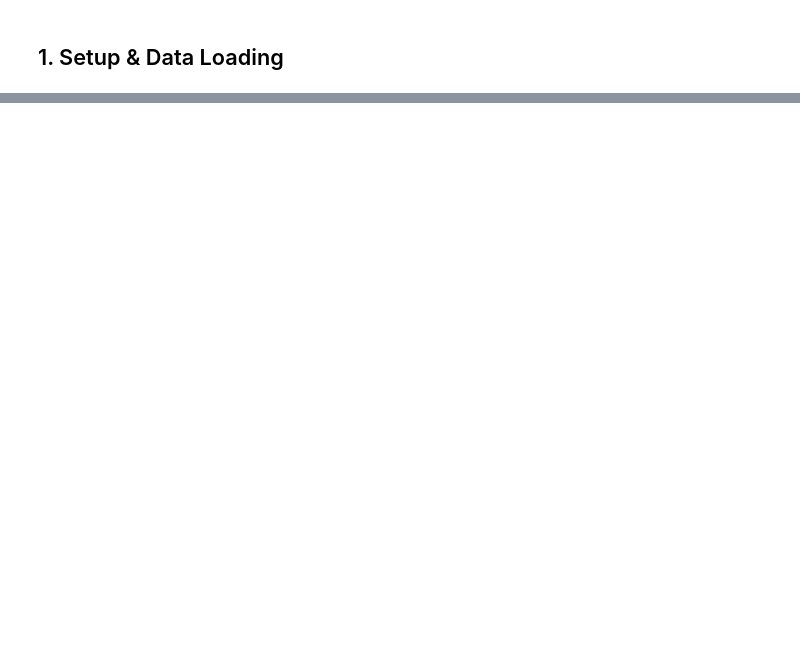
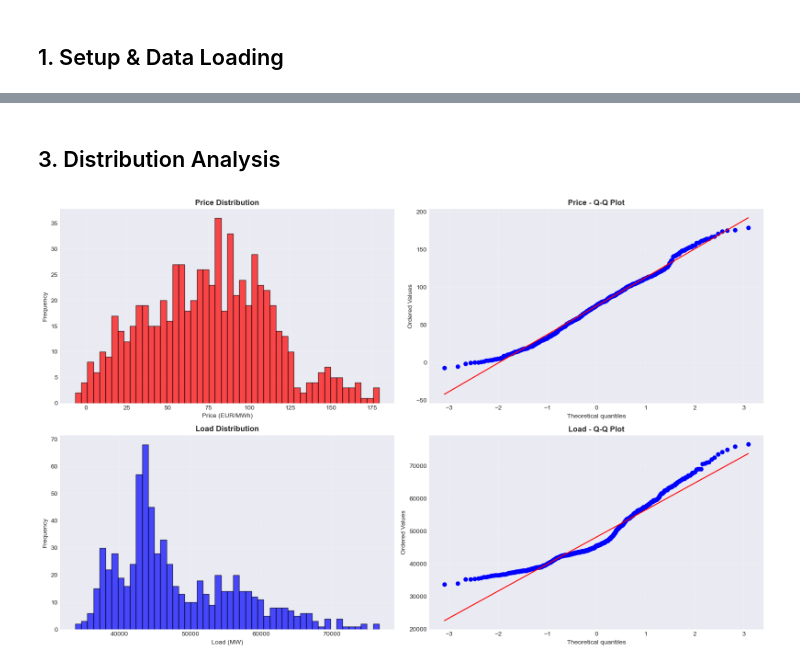
Before and after one commit to rav-lad/energy-demand-forecast, a Jupyter notebook: research/notebooks/01_comprehensive_eda.ipynb, the cells around one changed output, grey strips where cells are left out. Cells and saved outputs as stored; diff of their text form; code cells hidden in the pictures; blank space fills up the shorter version.

```diff
--- a/research/notebooks/01_comprehensive_eda.ipynb
+++ b/research/notebooks/01_comprehensive_eda.ipynb
@@ -632,0 +140,34 @@ print("\n" + "="*80)
+# %% [markdown]
+## 3. Distribution Analysis
+# %%
+fig, axes = plt.subplots(2, 2, figsize=(16, 10))
+
+# Price - Histogram
+axes[0, 0].hist(df['price_eur_mwh'], bins=50, edgecolor='black', alpha=0.7, color='red')
+axes[0, 0].set_title('Price Distribution', fontsize=12, fontweight='bold')
+axes[0, 0].set_xlabel('Price (EUR/MWh)')
+axes[0, 0].set_ylabel('Frequency')
+axes[0, 0].grid(True, alpha=0.3)
+
+# Price - Q-Q plot
+stats.probplot(df['price_eur_mwh'].dropna(), dist="norm", plot=axes[0, 1])
+axes[0, 1].set_title('Price - Q-Q Plot', fontsize=12, fontweight='bold')
+axes[0, 1].grid(True, alpha=0.3)
+
+# Load - Histogram
+axes[1, 0].hist(df['load_mw'], bins=50, edgecolor='black', alpha=0.7, color='blue')
+axes[1, 0].set_title('Load Distribution', fontsize=12, fontweight='bold')
+axes[1, 0].set_xlabel('Load (MW)')
+axes[1, 0].set_ylabel('Frequency')
+axes[1, 0].grid(True, alpha=0.3)
+
+# Load - Q-Q plot
+stats.probplot(df['load_mw'].dropna(), dist="norm", plot=axes[1, 1])
+axes[1, 1].set_title('Load - Q-Q Plot', fontsize=12, fontweight='bold')
+axes[1, 1].grid(True, alpha=0.3)
+
+plt.tight_layout()
+plt.savefig(FIGURES_DIR / '04_distribution_analysis.png', dpi=300, bbox_inches='tight')
+plt.show()
+# %% [output]
+[figure, added]
```
Also changed, not shown: parts of 49 cells of this notebook, 8 other files.
